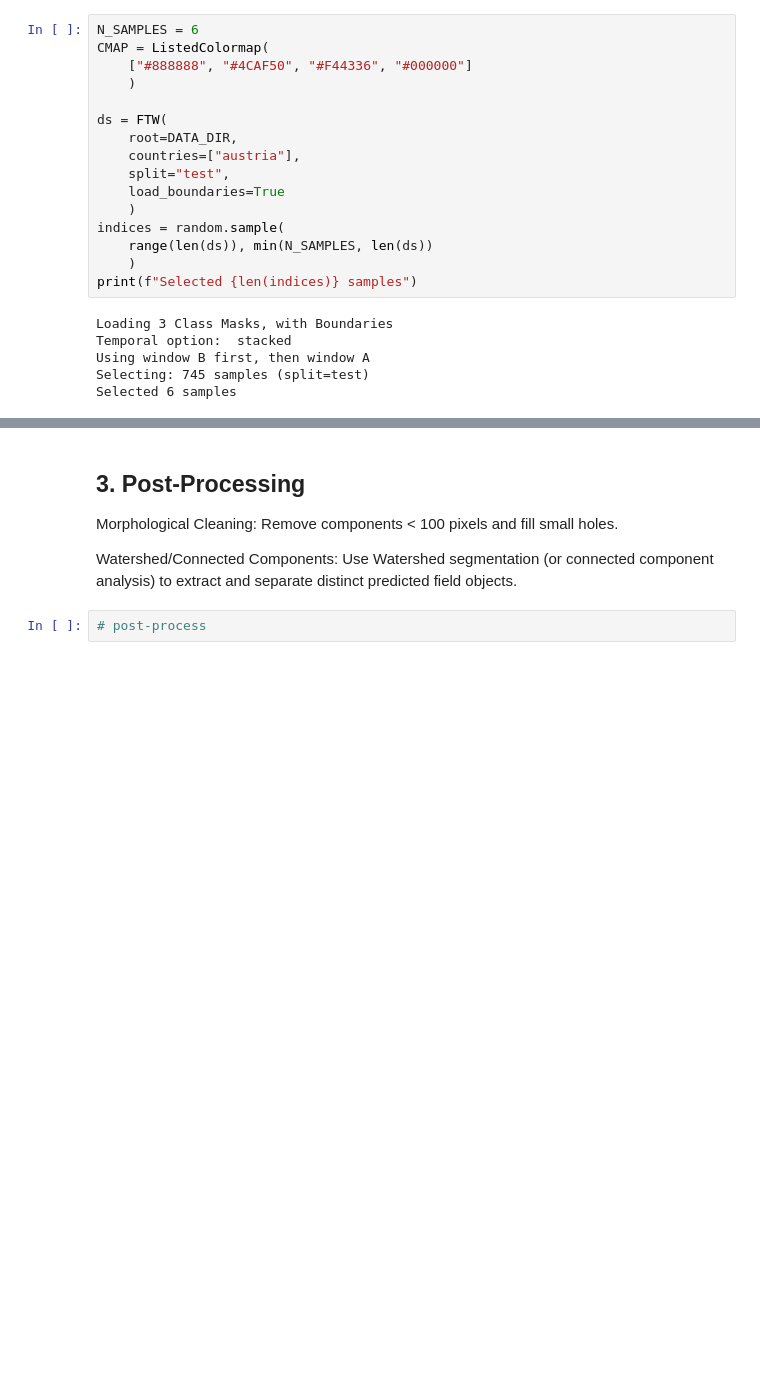
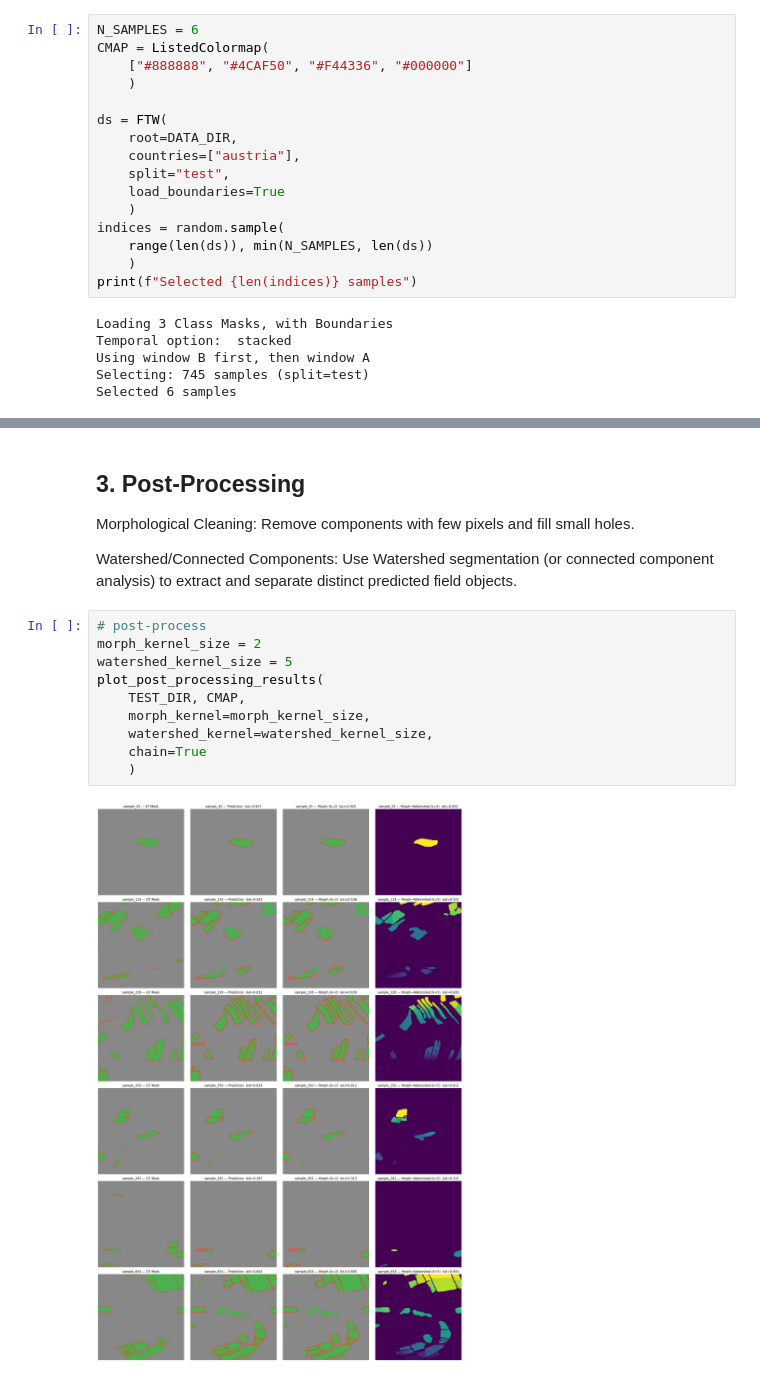
Before and after one commit to redone17/ftw-baselines, a Jupyter notebook: notebooks/visualize_results.ipynb, the cells around one changed output, grey strips where cells are left out. Cells and saved outputs as stored; diff of their text form; blank space fills up the shorter version.

```diff
--- a/notebooks/visualize_results.ipynb
+++ b/notebooks/visualize_results.ipynb
@@ -103,9 +104,19 @@ plot_sample_predictions(
 # %% [markdown]
 ## 3. Post-Processing
 
-Morphological Cleaning: Remove components < 100 pixels and fill small holes.
+Morphological Cleaning: Remove components with few pixels and fill small holes.
 
 Watershed/Connected Components: Use Watershed segmentation (or connected component analysis) to extract and separate distinct predicted field objects.
-# %%
-# post-process
+# %%
+# post-process
+morph_kernel_size = 2
+watershed_kernel_size = 5
+plot_post_processing_results(
+    TEST_DIR, CMAP,
+    morph_kernel=morph_kernel_size,
+    watershed_kernel=watershed_kernel_size,
+    chain=True
+    )
+# %% [output]
+[figure, added]
 # %% [markdown]
```
Also changed, not shown: parts of 6 cells of this notebook, 2 other files.
